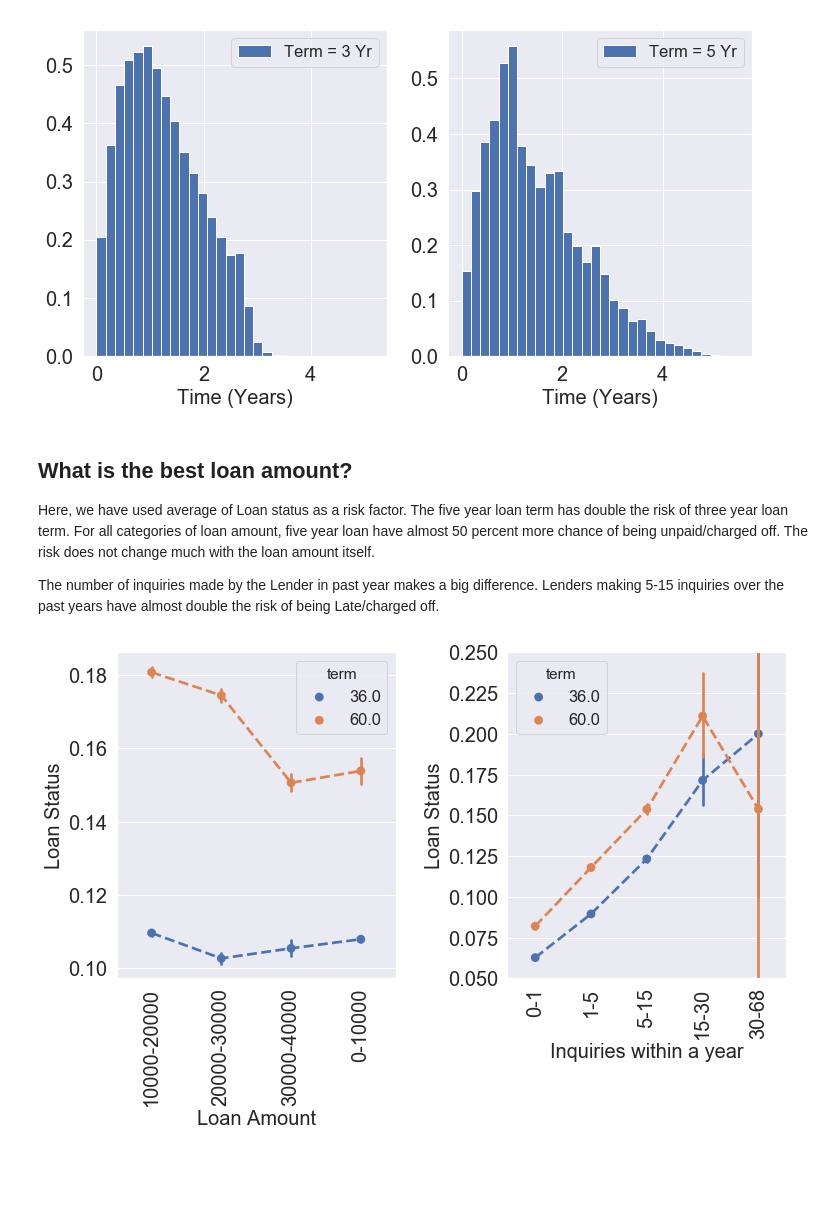
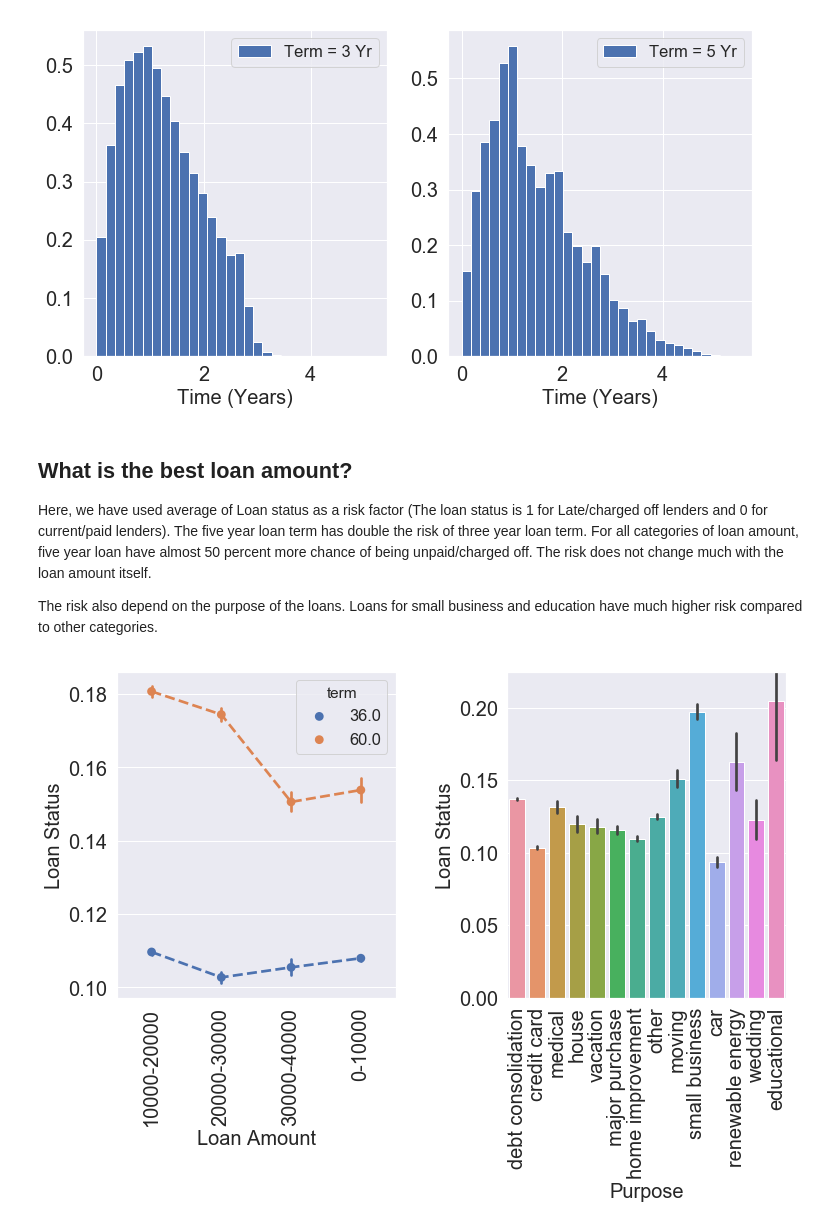
Before and after one commit to lekhnath12/CAPSTONE_II, a Jupyter notebook: Capstone_II_EDA.ipynb, the cells around one changed output. Cells and saved outputs as stored; diff of their text form; code cells hidden in the pictures; blank space fills up the shorter version.

```diff
--- a/Capstone_II_EDA.ipynb
+++ b/Capstone_II_EDA.ipynb
@@ -381,9 +364,9 @@ for i in range(2):
 # %% [markdown]
 ## What is the best loan amount?
 
-Here, we have used average of Loan status as a risk factor. The five year loan term has double the risk of three year loan term. For all categories of loan amount, five year loan have almost 50 percent more chance of being unpaid/charged off. The risk does not change much with the loan amount itself.
+Here, we have used average of Loan status as a risk factor (The loan status is 1 for Late/charged off lenders and 0 for current/paid lenders). The five year loan term has double the risk of three year loan term. For all categories of loan amount, five year loan have almost 50 percent more chance of being unpaid/charged off. The risk does not change much with the loan amount itself.
 
-The number of inquiries made by the Lender in past year makes a big difference. Lenders making 5-15 inquiries over the past years have almost double the risk of being Late/charged off.
+The risk also depend on the purpose of the loans. Loans for small business and education have much higher risk compared to other categories.
 # %%
 df['loan_status_dum'] = pd.get_dummies(df.loan_status, drop_first = True)
 
@@ -397,51 +380,39 @@ step = 10000
 while loani <= df.loan_amnt.max():
     cond1 = df.loan_amnt <= (loani + step)
     cond2 = df.loan_amnt > loani
     cond = cond1 & cond2
     lekh_str = str(loani) + '-' + str(loani + step)
 
     loan_amnt_copy.where(~cond, lekh_str, inplace = True)
 
     loani = loani + step
 
 df['loan_amnt_cp'] = loan_amnt_copy
 
-df_sample = df[['loan_amnt_cp', 'loan_status_dum', 'term', 'int_rate', 'inq_last_12m']]
+df_sample = df[['loan_amnt_cp', 'loan_status_dum', 'term']]
 ax = sns.pointplot(data = df_sample, x = 'loan_amnt_cp', y = 'loan_status_dum',
                    hue = 'term', estimator = np.mean, ax = axes[0, 0],
                    linestyles= '--')
 ax.tick_params(labelsize = 20)
 ax.set_xlabel('Loan Amount', fontsize = 20)
 ax.set_ylabel('Loan Status', fontsize = 20)
 ax.tick_params(axis = 'x', rotation = 90, labelsize=20)
 
 ## subplot II
-inq_copy = df['inq_last_12m'].copy(deep = False)
 
-interval = [0, 1, 5, 15, 30, 68]
+df_sample = df[['loan_amnt_cp', 'loan_status_dum', 'purpose']]
+ax = sns.barplot(data = df_sample, x = 'purpose', y = 'loan_status_dum',
+                   estimator = np.mean, ax = axes[0, 1])
 
-for i in range(len(interval) - 1):
-    cond1 = df.inq_last_12m >= interval[i]
-    cond2 = df.inq_last_12m < interval[i+1]
-    cond = cond1 & cond2
-
-    lekh_str = str(interval[i]) + '-' + str(interval[i + 1])
-    inq_copy.where(~cond, lekh_str, inplace = True)
-
-df['inq_cp'] = inq_copy
-
-df_sample = df[['loan_amnt_cp', 'loan_status_dum', 'term', 'int_rate', 'inq_cp']]
-ax = sns.pointplot(data = df_sample, x = 'inq_cp', y = 'loan_status_dum',
-                   hue = 'term', estimator = np.mean, ax = axes[0, 1],
-                   linestyles= '--')
+ax.set_ylim(0.00, 0.225)
+ax.tick_params(axis = 'x', rotation = 90, labelsize=20)
 ax.tick_params(labelsize = 20)
-ax.set_xlabel('Inquiries within a year', fontsize = 20)
+ax.set_xlabel('Purpose', fontsize = 20)
 ax.set_ylabel('Loan Status', fontsize = 20)
-ax.set_ylim(0.05, 0.25)
 
 ax.tick_params(axis = 'x', rotation = 90, labelsize=20)
 plt.subplots_adjust(wspace = 0.4)
 
-del loani, loan_amnt_copy
+del loani, loan_amnt_copy, df_sample
 # %% [output]
-[figure, old version]
+[figure, new version]
```
Also changed, not shown: parts of 20 cells of this notebook.
